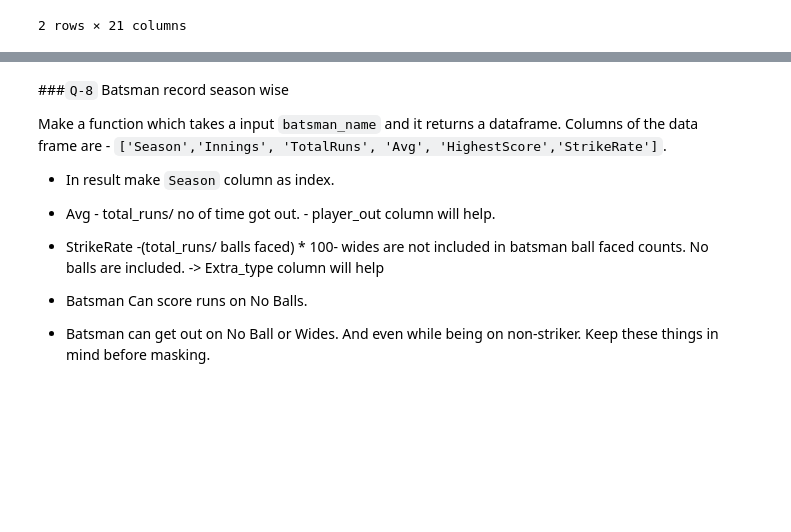
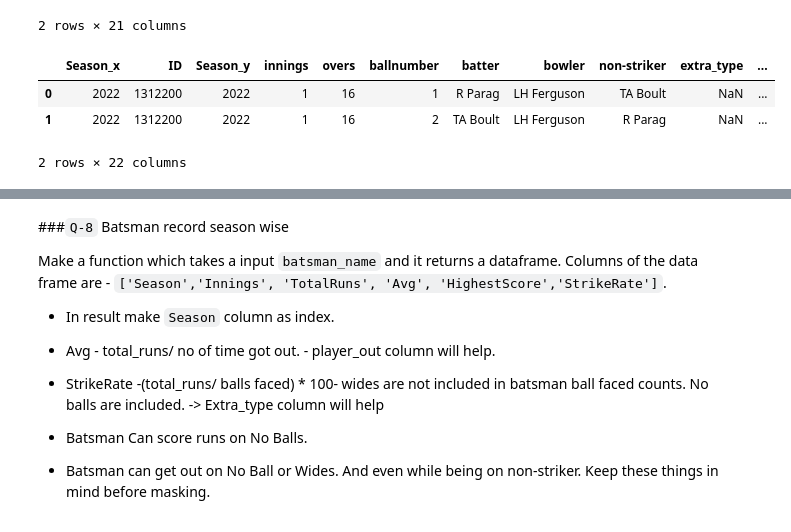
Before and after one commit to Saima2306/Data_Science_Program, a Jupyter notebook: session_20_task.ipynb, the cells around one changed output, grey strips where cells are left out. Cells and saved outputs as stored; diff of their text form; code cells hidden in the pictures; blank space fills up the shorter version.

```diff
--- a/session_20_task.ipynb
+++ b/session_20_task.ipynb
@@ -189,3 +189,11 @@ overdf.head(2)
 | 96 | 2022 | 1312200 | 1 | 16 | 1 | R Parag | LH Ferguson | TA Boult | NaN | ... |
 | 97 | 2022 | 1312200 | 1 | 16 | 2 | TA Boult | LH Ferguson | R Parag | NaN | ... |
 2 rows × 21 columns
+# %%
+ques7df = pd.merge(ipl_match[['Season','ID']],overdf,on = 'ID')
+ques7df.head(2)
+# %% [output]
+|  | Season_x | ID | Season_y | innings | overs | ballnumber | batter | bowler | non-striker | extra_type | ... |
+| 0 | 2022 | 1312200 | 2022 | 1 | 16 | 1 | R Parag | LH Ferguson | TA Boult | NaN | ... |
+| 1 | 2022 | 1312200 | 2022 | 1 | 16 | 2 | TA Boult | LH Ferguson | R Parag | NaN | ... |
+2 rows × 22 columns
```
Also changed, not shown: parts of 13 cells of this notebook.
